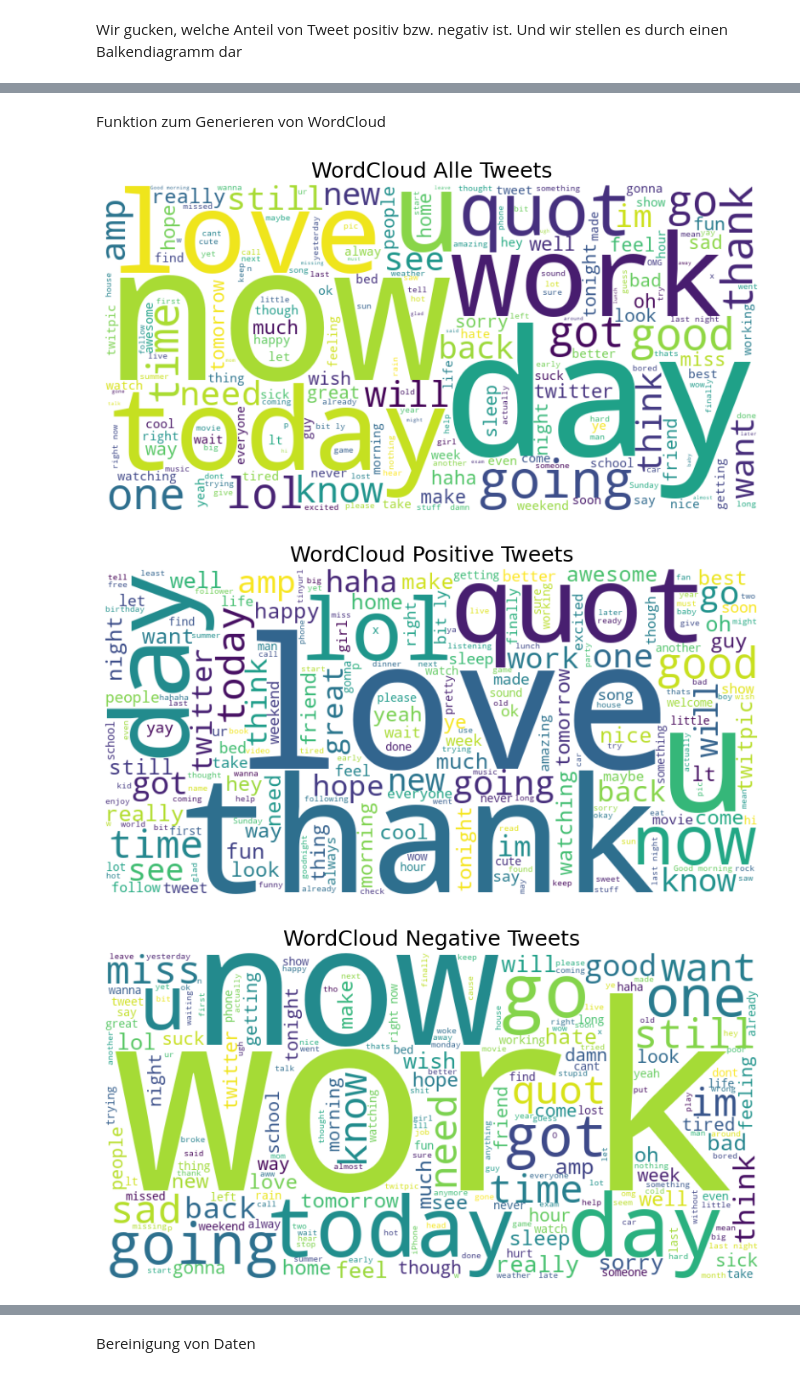
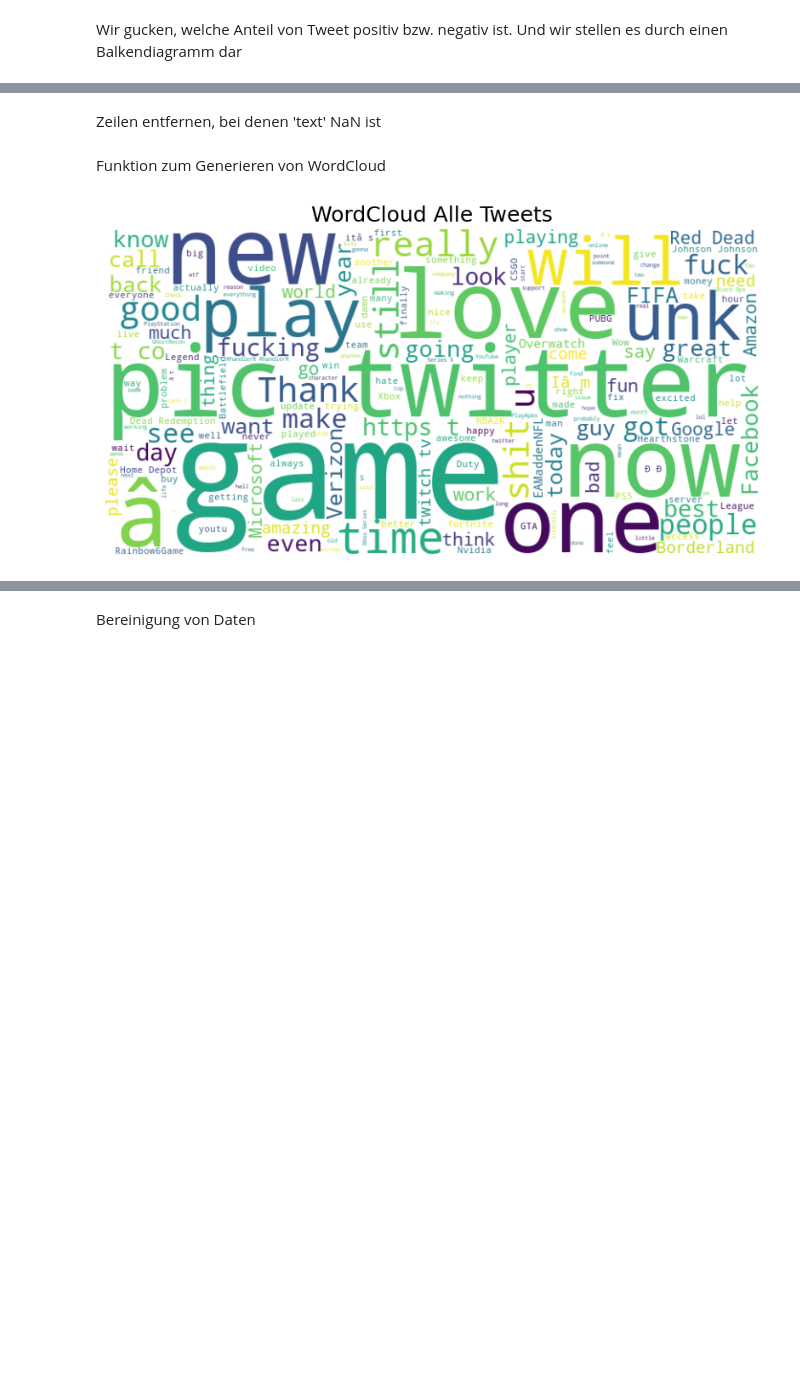
Before and after one commit to YOMILEONEL/Twitter-Sentiment-Analysis.-Vergleich-von-TF-IDF-LinearSVC-und-Bert, a Jupyter notebook: Projekt.ipynb, the cells around one changed output, grey strips where cells are left out. Cells and saved outputs as stored; diff of their text form; code cells hidden in the pictures; blank space fills up the shorter version.

```diff
--- a/Projekt.ipynb
+++ b/Projekt.ipynb
@@ -87,6 +89,9 @@ array([0, 4], dtype=int64)
 Durch die Analyse deS Datensatz haben wir herausgefunden, dass target 4 zu den positiven Tweet gehört.
 Wir ersetzen dann 4 durch 1
 # %%
-df.loc[df['target'] == 4, 'target'] = 1
+df.loc[df['target'] == 'Positive', 'target'] = 1
+df.loc[df['target'] == 'Negative', 'target'] = -1
+df.loc[df['target'] == 'Neutral', 'target'] = 0
+df.loc[df['target'] == 'Irrelevant', 'target'] = 0
 df.target.unique()
 # %% [output]
@@ -93,0 +117,2 @@ array([0, 1], dtype=int64)
+# %%
+df['target'] = df['target'].astype(int)
@@ -119,8 +151,9 @@ Da wir insgesamt 1.600.000 Tweets haben, wollen wir uns jetzt nur auf 10.000 pos
 # %%
 positiv_tweet = df[df['target'] ==1].sample(n=10000, random_state=42)
-negativ_tweet = df[df['target'] ==0].sample(n=10000, random_state=42)
+negativ_tweet = df[df['target'] ==-1].sample(n=10000, random_state=42)
+neutral_tweet = df[df['target'] ==0].sample(n=10000, random_state=42)
 
-df= pd.concat([positiv_tweet, negativ_tweet])
+df= pd.concat([positiv_tweet, negativ_tweet, neutral_tweet])
 
 df = df.reset_index(drop=True)
 df
@@ -141,24 +174,20 @@ df
+# %% [markdown]
+Zeilen entfernen, bei denen 'text' NaN ist
+# %%
+df = df.dropna(subset=['text'])
 # %% [markdown]
 Funktion zum Generieren von WordCloud
 # %%
 def generate_wordcloud(title, text):
     wordcloud = WordCloud(width=800, height=400, background_color='white').generate(text)
     plt.figure(figsize=(10, 5))
     plt.imshow(wordcloud, interpolation='bilinear')
     plt.axis('off')
     plt.title(title, fontsize=18)
     plt.show()
 
 
 # WordCloud für alle Tweets
 generate_wordcloud("WordCloud Alle Tweets", " ".join(df['text']))
-
-# WordCloud für positive Tweets
-generate_wordcloud("WordCloud Positive Tweets", " ".join(df[df['target'] == 1]['text']))
-
-# WordCloud für negative Tweets
-generate_wordcloud("WordCloud Negative Tweets", " ".join(df[df['target'] == 0]['text']))
 # %% [output]
-[figure, old version]
+[figure, new version]
-[figure, removed]
-[figure, removed]
```
Also changed, not shown: parts of 23 cells of this notebook.
